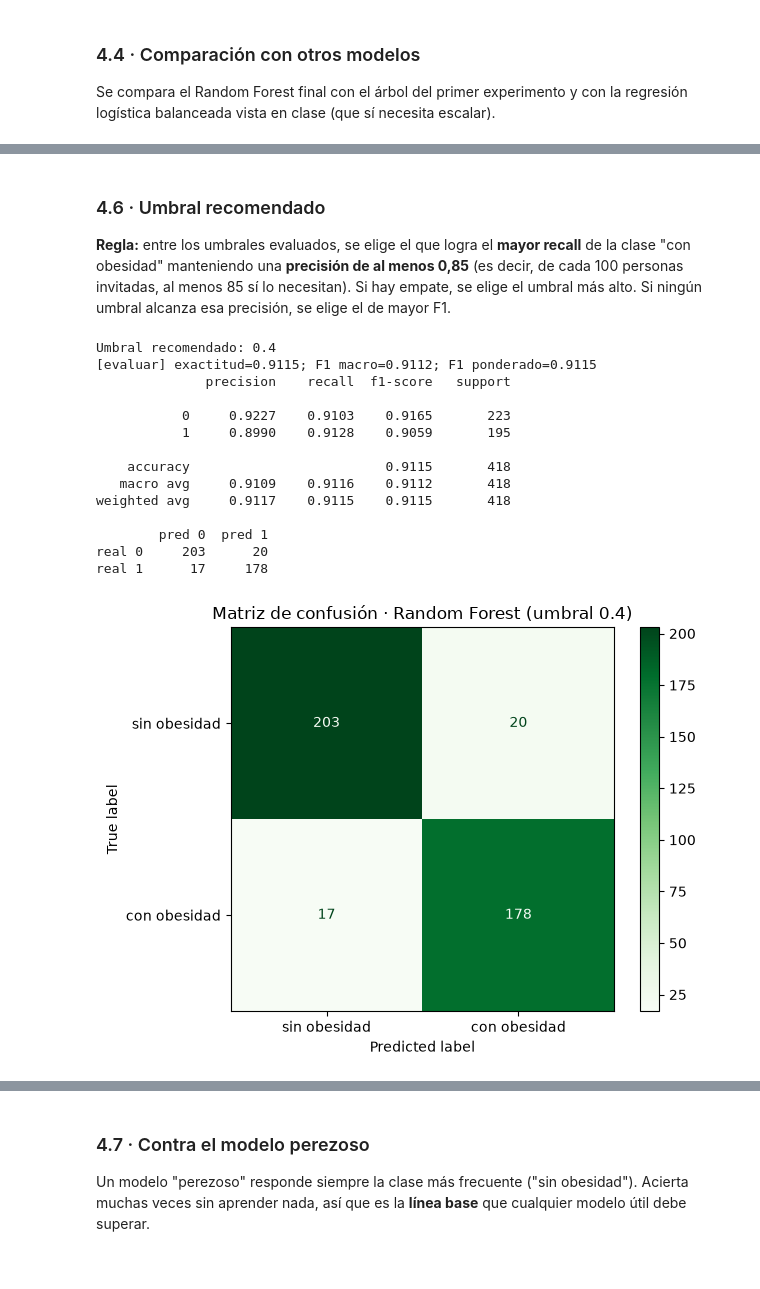
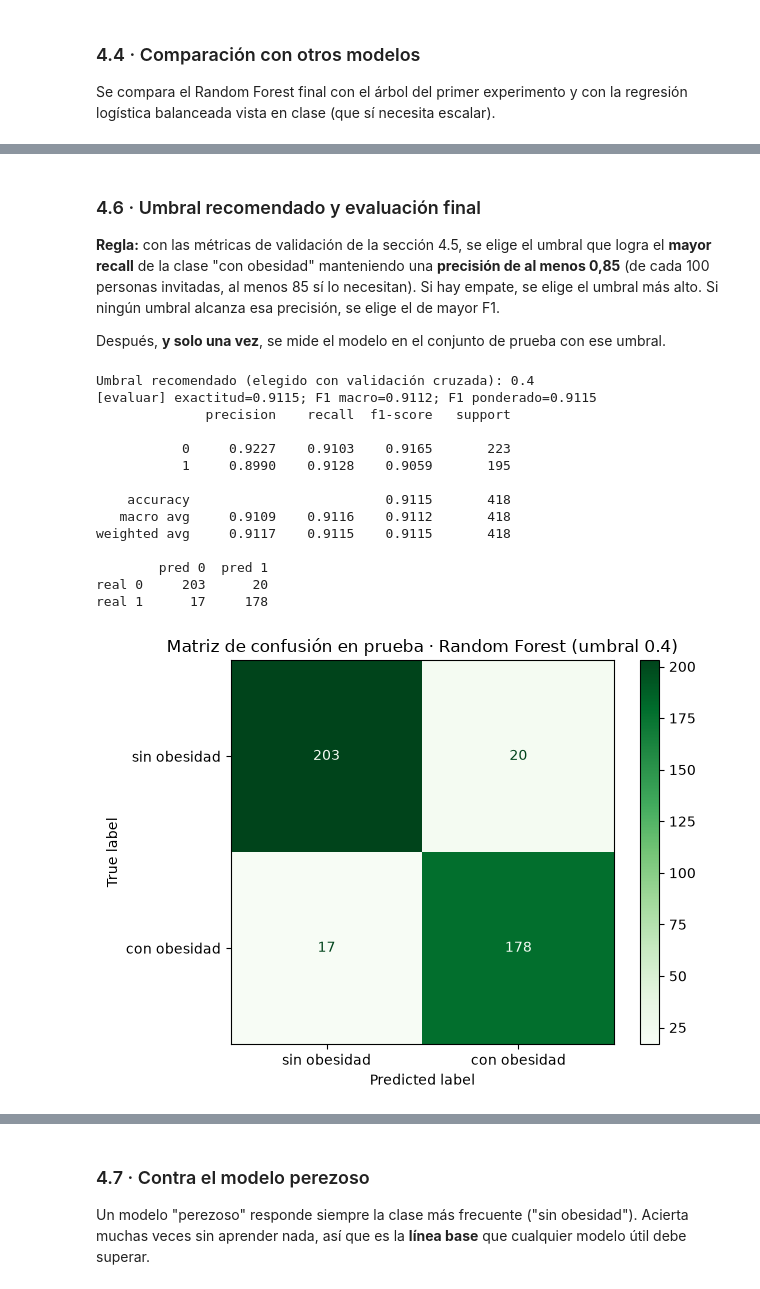
Before and after one commit to Mayerly3suarez/ML_2026Q4, a Jupyter notebook: src/Actividades_Evaluativas/EA3_modelo.ipynb, the cells around one changed output, grey strips where cells are left out. Saved outputs shown, nothing was run; the diff lists cells and outputs as text; code cells hidden in the pictures.

```diff
--- a/src/Actividades_Evaluativas/EA3_modelo.ipynb
+++ b/src/Actividades_Evaluativas/EA3_modelo.ipynb
@@ -669,15 +675,21 @@ Por eso conviene **priorizar el recall** de la clase "con obesidad", sin que la
 # %%
-from sklearn.metrics import precision_recall_curve
+from sklearn.metrics import accuracy_score, f1_score, precision_recall_curve, precision_score, recall_score
+from sklearn.model_selection import cross_val_predict
 
-p_obesidad = bosque.predecir_proba(bosque.X_test)[1].to_numpy()
-precision, recall, umbrales = precision_recall_curve(bosque.y_test, p_obesidad)
+validacion_umbral = StratifiedKFold(n_splits=5, shuffle=True, random_state=SEMILLA)
+p_validacion = cross_val_predict(clone(bosque.pipeline), bosque.X_train, bosque.y_train,
+                                 cv=validacion_umbral, method="predict_proba")[:, 1]
+y_validacion = bosque.y_train.to_numpy()
+print(f"Probabilidades 'no vistas' calculadas para {len(p_validacion)} personas del entrenamiento")
+
+precision, recall, umbrales = precision_recall_curve(y_validacion, p_validacion)
 
 fig, ax = plt.subplots(figsize=(8, 4))
 ax.plot(umbrales, precision[:-1], label="precisión (con obesidad)")
 ax.plot(umbrales, recall[:-1], label="recall (con obesidad)")
 ax.axvline(0.5, color="gray", linestyle="--", label="umbral 0,5")
 ax.set_xlabel("umbral")
-ax.set_title("Precisión y recall según el umbral · Random Forest")
+ax.set_title("Precisión y recall según el umbral · validación cruzada sobre el entrenamiento")
 ax.legend()
 plt.tight_layout()
 plt.savefig("graficas/EA3_umbral.png", dpi=120)
@@ -687,9 +699,0 @@ plt.show()
-# %%
-comparacion_umbral = {}
-for umbral in [0.3, 0.4, 0.5]:
-    print(f"===== umbral = {umbral} =====")
-    comparacion_umbral[f"umbral {umbral}"] = resumen(
-        bosque.evaluar(bosque.X_test, bosque.y_test, umbral=umbral, clase_umbral=1)
-    )
-comparacion_umbral = pd.DataFrame(comparacion_umbral).T.round(4)
-comparacion_umbral
@@ -717,0 +700,13 @@ real 1      25     170
+# %%
+def metricas_umbral(y, prob, umbral):
+    pred = (prob >= umbral).astype(int)
+    return {"exactitud": accuracy_score(y, pred),
+            "precisión obesidad": precision_score(y, pred, zero_division=0),
+            "recall obesidad": recall_score(y, pred, zero_division=0),
+            "F1 obesidad": f1_score(y, pred, zero_division=0)}
+
+UMBRALES = [0.3, 0.35, 0.4, 0.45, 0.5]
+comparacion_umbral = pd.DataFrame(
+    {f"umbral {u}": metricas_umbral(y_validacion, p_validacion, u) for u in UMBRALES}
+).T.round(4)
+comparacion_umbral
@@ -718,7 +720,9 @@ real 1      25     170
 # %% [markdown]
-### 4.6 · Umbral recomendado
+### 4.6 · Umbral recomendado y evaluación final
 
-**Regla:** entre los umbrales evaluados, se elige el que logra el **mayor recall** de la clase "con obesidad" manteniendo una **precisión de al menos 0,85** (es decir, de cada 100 personas invitadas, al menos 85 sí lo necesitan). Si hay empate, se elige el umbral más alto. Si ningún umbral alcanza esa precisión, se elige el de mayor F1.
+**Regla:** con las métricas de validación de la sección 4.5, se elige el umbral que logra el **mayor recall** de la clase "con obesidad" manteniendo una **precisión de al menos 0,85** (de cada 100 personas invitadas, al menos 85 sí lo necesitan). Si hay empate, se elige el umbral más alto. Si ningún umbral alcanza esa precisión, se elige el de mayor F1.
+
+Después, **y solo una vez**, se mide el modelo en el conjunto de prueba con ese umbral.
 # %%
 PRECISION_MINIMA = 0.85
 tabla_umbral = comparacion_umbral.assign(umbral=[float(i.split()[-1]) for i in comparacion_umbral.index])
@@ -728,34 +732,35 @@ if candidatos.empty:
     print("Ningún umbral alcanza la precisión mínima; se elige el de mayor F1.")
     REGLA_UMBRAL = f"ningún umbral alcanzó precisión >= {PRECISION_MINIMA}; se eligió el de mayor F1"
     UMBRAL_RECOMENDADO = float(tabla_umbral.sort_values(["F1 obesidad", "umbral"], ascending=False)["umbral"].iloc[0])
 else:
     REGLA_UMBRAL = f"mayor recall con precisión >= {PRECISION_MINIMA}"
     UMBRAL_RECOMENDADO = float(candidatos.sort_values(["recall obesidad", "umbral"], ascending=False)["umbral"].iloc[0])
-print("Umbral recomendado:", UMBRAL_RECOMENDADO)
+print("Umbral recomendado (elegido con validación cruzada):", UMBRAL_RECOMENDADO)
 
+# Evaluación final: única vez que se usa la prueba con el umbral elegido
 metricas_finales = bosque.evaluar(bosque.X_test, bosque.y_test, umbral=UMBRAL_RECOMENDADO, clase_umbral=1)
 
 ConfusionMatrixDisplay.from_predictions(
     bosque.y_test, bosque.predicciones, labels=[0, 1],
     display_labels=["sin obesidad", "con obesidad"], cmap="Greens", values_format=",d",
 )
-plt.title(f"Matriz de confusión · Random Forest (umbral {UMBRAL_RECOMENDADO})")
+plt.title(f"Matriz de confusión en prueba · Random Forest (umbral {UMBRAL_RECOMENDADO})")
 plt.tight_layout()
 plt.savefig("graficas/EA3_matriz_confusion_umbral.png", dpi=120)
 plt.show()
 # %% [output]
-Umbral recomendado: 0.4
+Umbral recomendado (elegido con validación cruzada): 0.4
 [evaluar] exactitud=0.9115; F1 macro=0.9112; F1 ponderado=0.9115
               precision    recall  f1-score   support
 
            0     0.9227    0.9103    0.9165       223
            1     0.8990    0.9128    0.9059       195
 
     accuracy                         0.9115       418
    macro avg     0.9109    0.9116    0.9112       418
 weighted avg     0.9117    0.9115    0.9115       418
 
         pred 0  pred 1
 real 0     203      20
 real 1      17     178
-[figure, old version]
+[figure, new version]
```
Also changed, not shown: parts of 15 cells of this notebook.
